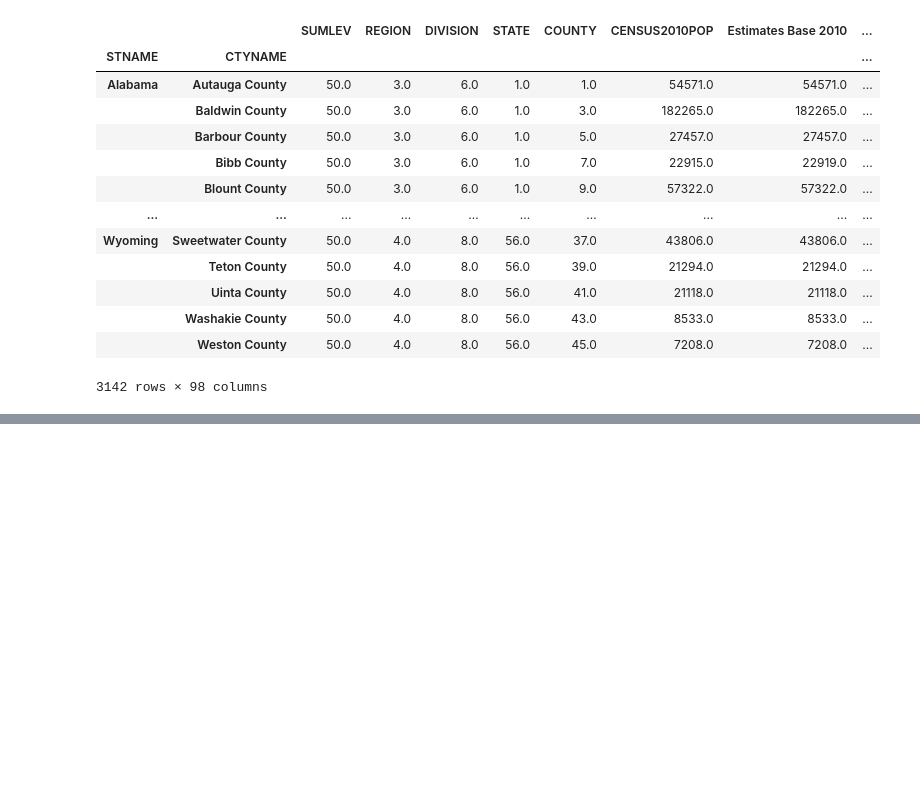
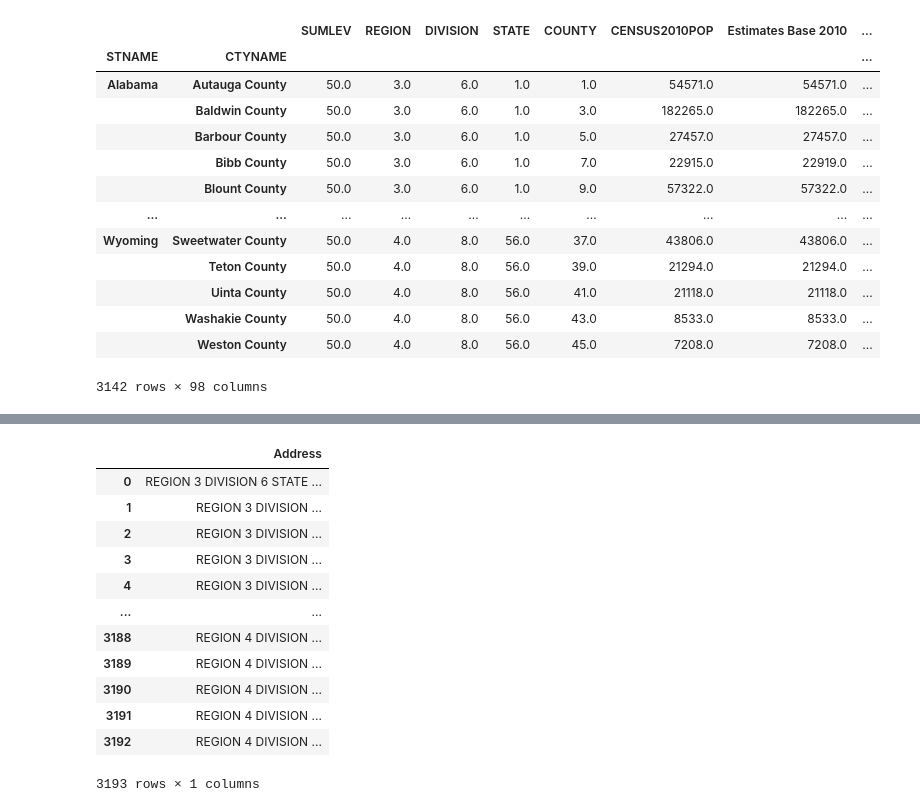
Before and after one commit to GOLISHYAMP/Data_cleaning, a Jupyter notebook: DataCleaning jupyter files/Python_Idioms.ipynb, the cells around one changed output, grey strips where cells are left out. Cells and saved outputs as stored; diff of their text form; code cells hidden in the pictures; blank space fills up the shorter version.

```diff
--- a/DataCleaning jupyter files/Python_Idioms.ipynb
+++ b/DataCleaning jupyter files/Python_Idioms.ipynb
@@ -83,0 +196,20 @@ df.head()
+# %%
+def address(row):
+    data = row[['REGION', 'DIVISION', 'STATE', 'COUNTY', 'STNAME', 'CTYNAME']]
+    return pd.Series({"Address" : data})
+
+df.apply(address, axis='columns')
+# %% [output]
+|  | Address |
+| 0 | REGION 3 DIVISION 6 STATE ... |
+| 1 | REGION 3 DIVISION ... |
+| 2 | REGION 3 DIVISION ... |
+| 3 | REGION 3 DIVISION ... |
+| 4 | REGION 3 DIVISION ... |
+| ... | ... |
+| 3188 | REGION 4 DIVISION ... |
+| 3189 | REGION 4 DIVISION ... |
+| 3190 | REGION 4 DIVISION ... |
+| 3191 | REGION 4 DIVISION ... |
+| 3192 | REGION 4 DIVISION ... |
+3193 rows × 1 columns
```
Also changed, not shown: parts of 10 cells of this notebook.
